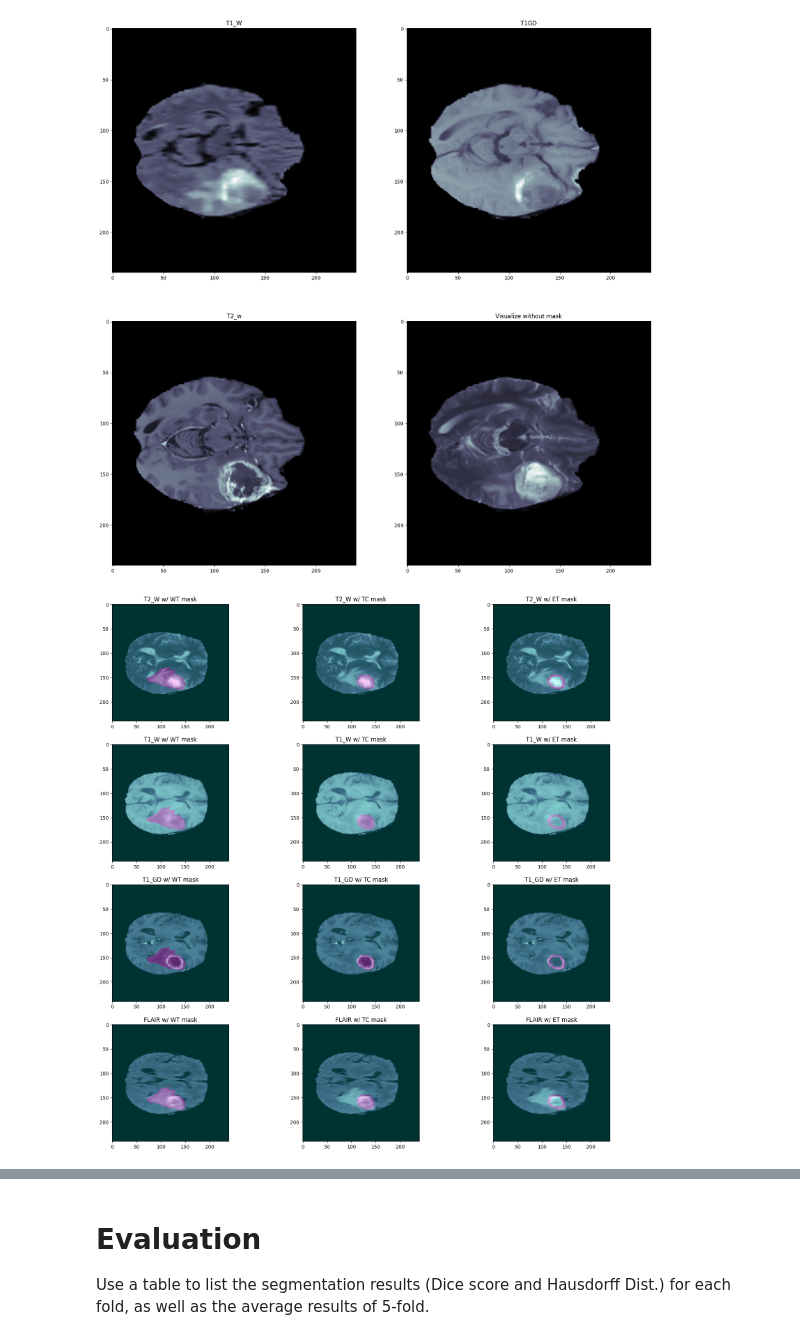
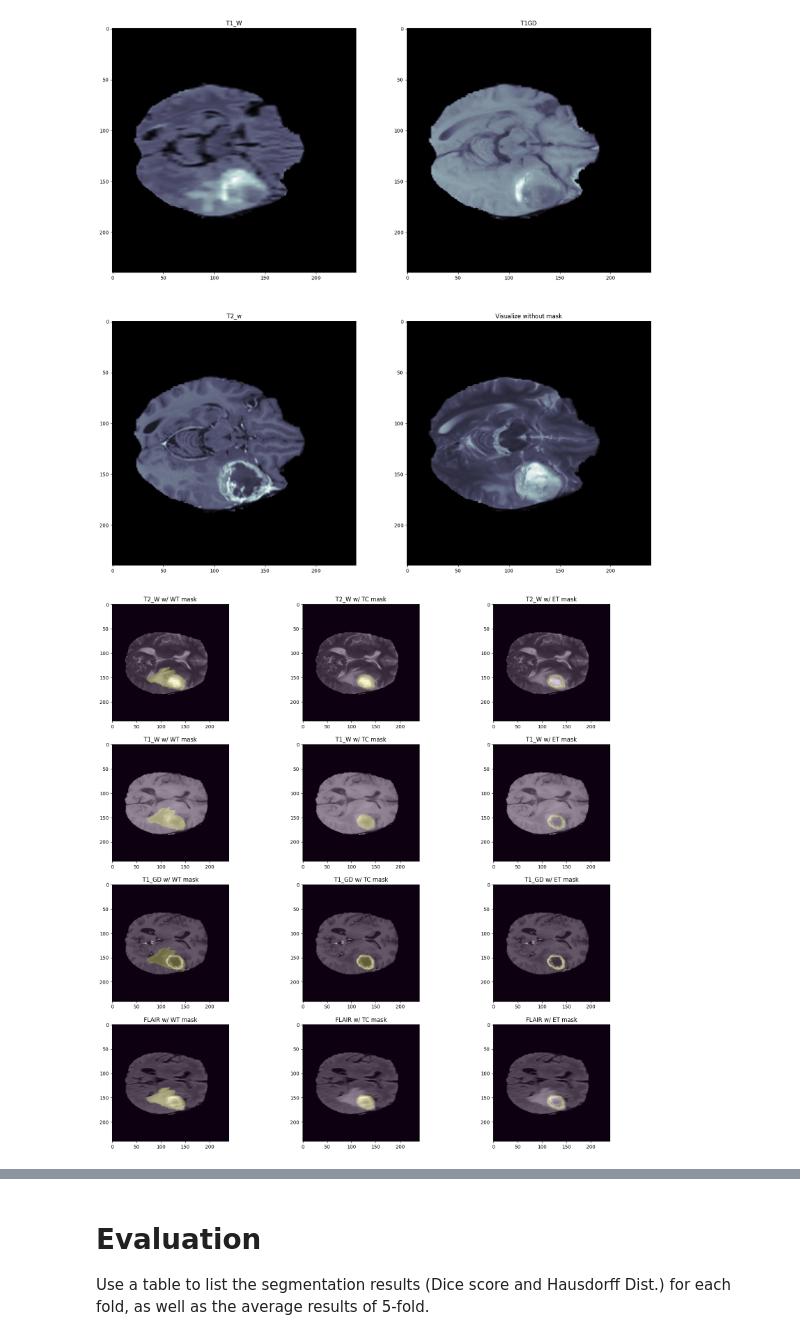
Before and after one commit to nashirj/mri-3d-segmentation, a Jupyter notebook: notebooks/mri-segmentation.ipynb, the cells around one changed output, grey strips where cells are left out. Drawn from its saved outputs; the diff is of its cells as text; code cells hidden in the pictures.

```diff
--- a/notebooks/mri-segmentation.ipynb
+++ b/notebooks/mri-segmentation.ipynb
@@ -194,54 +198,54 @@ Showing slice 60 without mask
 [figure]
 # %%
 fig, ax = plt.subplots(4, 3, figsize = (20, 20))
-ax[0, 0].imshow(t2_w[:, :, axial_mid], cmap ='bone')
-ax[0, 0].imshow(aggregate_masks[constants.WT, :, :, axial_mid], cmap ='cool', alpha = 0.2)
+ax[0, 0].imshow(t2_w[:, :, axial_mid], cmap ='gray')
+ax[0, 0].imshow(aggregate_masks[constants.WT, :, :, axial_mid], cmap ='viridis', alpha = 0.2)
 ax[0, 0].set_title('T2_W w/ WT mask')
 
-ax[0, 1].imshow(t2_w[:, :, axial_mid], cmap ='bone')
-ax[0, 1].imshow(aggregate_masks[constants.TC, :, :, axial_mid], cmap ='cool', alpha = 0.2)
+ax[0, 1].imshow(t2_w[:, :, axial_mid], cmap ='gray')
+ax[0, 1].imshow(aggregate_masks[constants.TC, :, :, axial_mid], cmap ='viridis', alpha = 0.2)
 ax[0, 1].set_title('T2_W w/ TC mask')
 
-ax[0, 2].imshow(t2_w[:, :, axial_mid], cmap ='bone')
-ax[0, 2].imshow(aggregate_masks[constants.ET, :, :, axial_mid], cmap ='cool', alpha = 0.2)
+ax[0, 2].imshow(t2_w[:, :, axial_mid], cmap ='gray')
+ax[0, 2].imshow(aggregate_masks[constants.ET, :, :, axial_mid], cmap ='viridis', alpha = 0.2)
 ax[0, 2].set_title('T2_W w/ ET mask')
 
-ax[1, 0].imshow(t1_w[:, :, axial_mid], cmap ='bone')
-ax[1, 0].imshow(aggregate_masks[constants.WT, :, :, axial_mid], cmap ='cool', alpha = 0.2)
+ax[1, 0].imshow(t1_w[:, :, axial_mid], cmap ='gray')
+ax[1, 0].imshow(aggregate_masks[constants.WT, :, :, axial_mid], cmap ='viridis', alpha = 0.2)
 ax[1, 0].set_title('T1_W w/ WT mask')
 
-ax[1, 1].imshow(t1_w[:, :, axial_mid], cmap ='bone')
-ax[1, 1].imshow(aggregate_masks[constants.TC, :, :, axial_mid], cmap ='cool', alpha = 0.2)
+ax[1, 1].imshow(t1_w[:, :, axial_mid], cmap ='gray')
+ax[1, 1].imshow(aggregate_masks[constants.TC, :, :, axial_mid], cmap ='viridis', alpha = 0.2)
 ax[1, 1].set_title('T1_W w/ TC mask')
 
-ax[1, 2].imshow(t1_w[:, :, axial_mid], cmap ='bone')
-ax[1, 2].imshow(aggregate_masks[constants.ET, :, :, axial_mid], cmap ='cool', alpha = 0.2)
+ax[1, 2].imshow(t1_w[:, :, axial_mid], cmap ='gray')
+ax[1, 2].imshow(aggregate_masks[constants.ET, :, :, axial_mid], cmap ='viridis', alpha = 0.2)
 ax[1, 2].set_title('T1_W w/ ET mask')
 
-ax[2, 0].imshow(t1_gd[:, :, axial_mid], cmap ='bone')
-ax[2, 0].imshow(aggregate_masks[constants.WT, :, :, axial_mid], cmap ='cool', alpha = 0.2)
+ax[2, 0].imshow(t1_gd[:, :, axial_mid], cmap ='gray')
+ax[2, 0].imshow(aggregate_masks[constants.WT, :, :, axial_mid], cmap ='viridis', alpha = 0.2)
 ax[2, 0].set_title('T1_GD w/ WT mask')
 
-ax[2, 1].imshow(t1_gd[:, :, axial_mid], cmap ='bone')
-ax[2, 1].imshow(aggregate_masks[constants.TC, :, :, axial_mid], cmap ='cool', alpha = 0.2)
+ax[2, 1].imshow(t1_gd[:, :, axial_mid], cmap ='gray')
+ax[2, 1].imshow(aggregate_masks[constants.TC, :, :, axial_mid], cmap ='viridis', alpha = 0.2)
 ax[2, 1].set_title('T1_GD w/ TC mask')
 
-ax[2, 2].imshow(t1_gd[:, :, axial_mid], cmap ='bone')
-ax[2, 2].imshow(aggregate_masks[constants.ET, :, :, axial_mid], cmap ='cool', alpha = 0.2)
+ax[2, 2].imshow(t1_gd[:, :, axial_mid], cmap ='gray')
+ax[2, 2].imshow(aggregate_masks[constants.ET, :, :, axial_mid], cmap ='viridis', alpha = 0.2)
 ax[2, 2].set_title('T1_GD w/ ET mask')
 
-ax[3, 0].imshow(flair[:, :, axial_mid], cmap ='bone')
-ax[3, 0].imshow(aggregate_masks[constants.WT, :, :, axial_mid], cmap ='cool', alpha = 0.2)
+ax[3, 0].imshow(flair[:, :, axial_mid], cmap ='gray')
+ax[3, 0].imshow(aggregate_masks[constants.WT, :, :, axial_mid], cmap ='viridis', alpha = 0.2)
 ax[3, 0].set_title('FLAIR w/ WT mask')
 
-ax[3, 1].imshow(flair[:, :, axial_mid], cmap ='bone')
-ax[3, 1].imshow(aggregate_masks[constants.TC, :, :, axial_mid], cmap ='cool', alpha = 0.2)
+ax[3, 1].imshow(flair[:, :, axial_mid], cmap ='gray')
+ax[3, 1].imshow(aggregate_masks[constants.TC, :, :, axial_mid], cmap ='viridis', alpha = 0.2)
 ax[3, 1].set_title('FLAIR w/ TC mask')
 
-ax[3, 2].imshow(flair[:, :, axial_mid], cmap ='bone')
-ax[3, 2].imshow(aggregate_masks[constants.ET, :, :, axial_mid], cmap ='cool', alpha = 0.2)
+ax[3, 2].imshow(flair[:, :, axial_mid], cmap ='gray')
+ax[3, 2].imshow(aggregate_masks[constants.ET, :, :, axial_mid], cmap ='viridis', alpha = 0.2)
 ax[3, 2].set_title('FLAIR w/ ET mask')
 
 plt.show()
 # %% [output]
-[figure, old version]
+[figure, new version]
```
Also changed, not shown: parts of 27 cells of this notebook, 3 other files.
